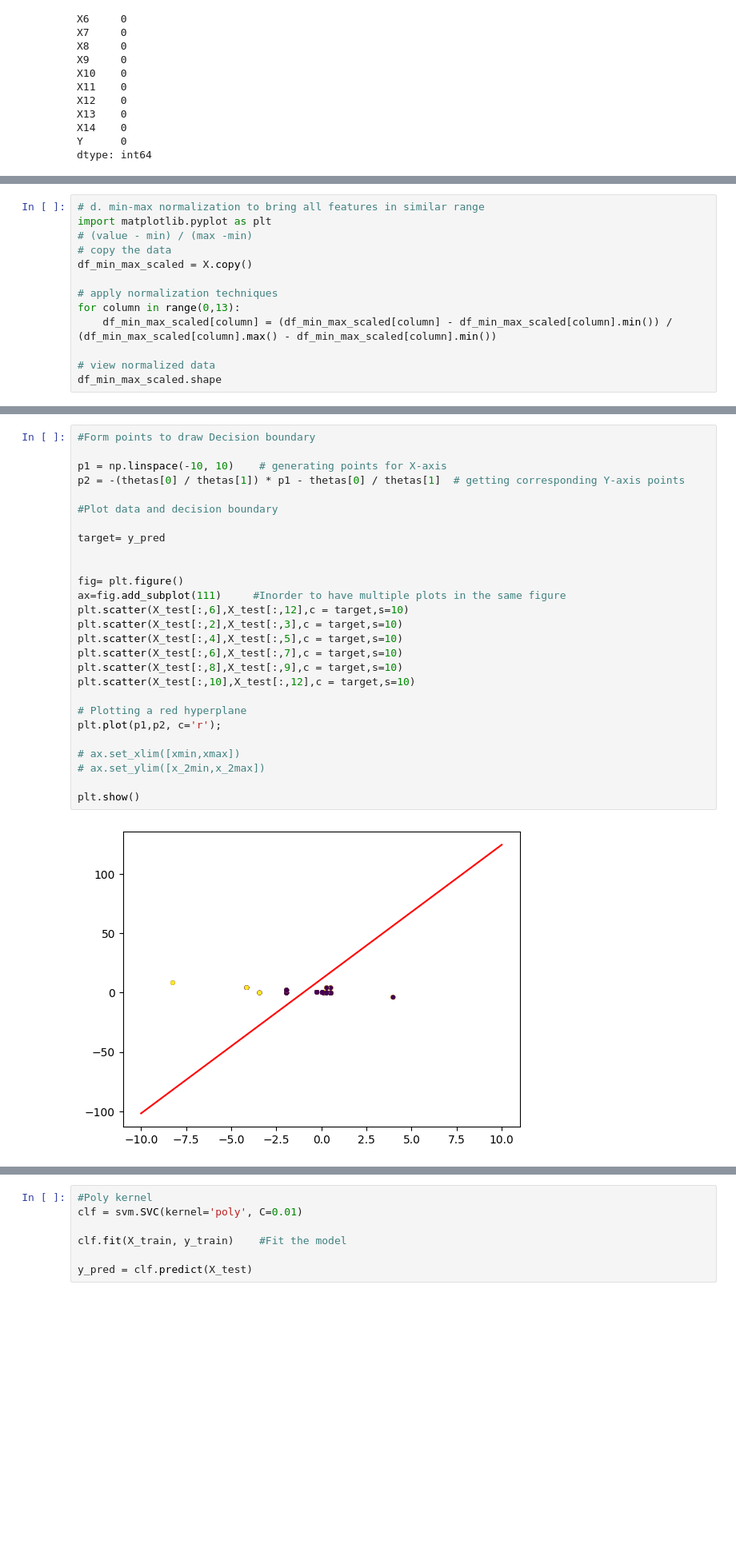
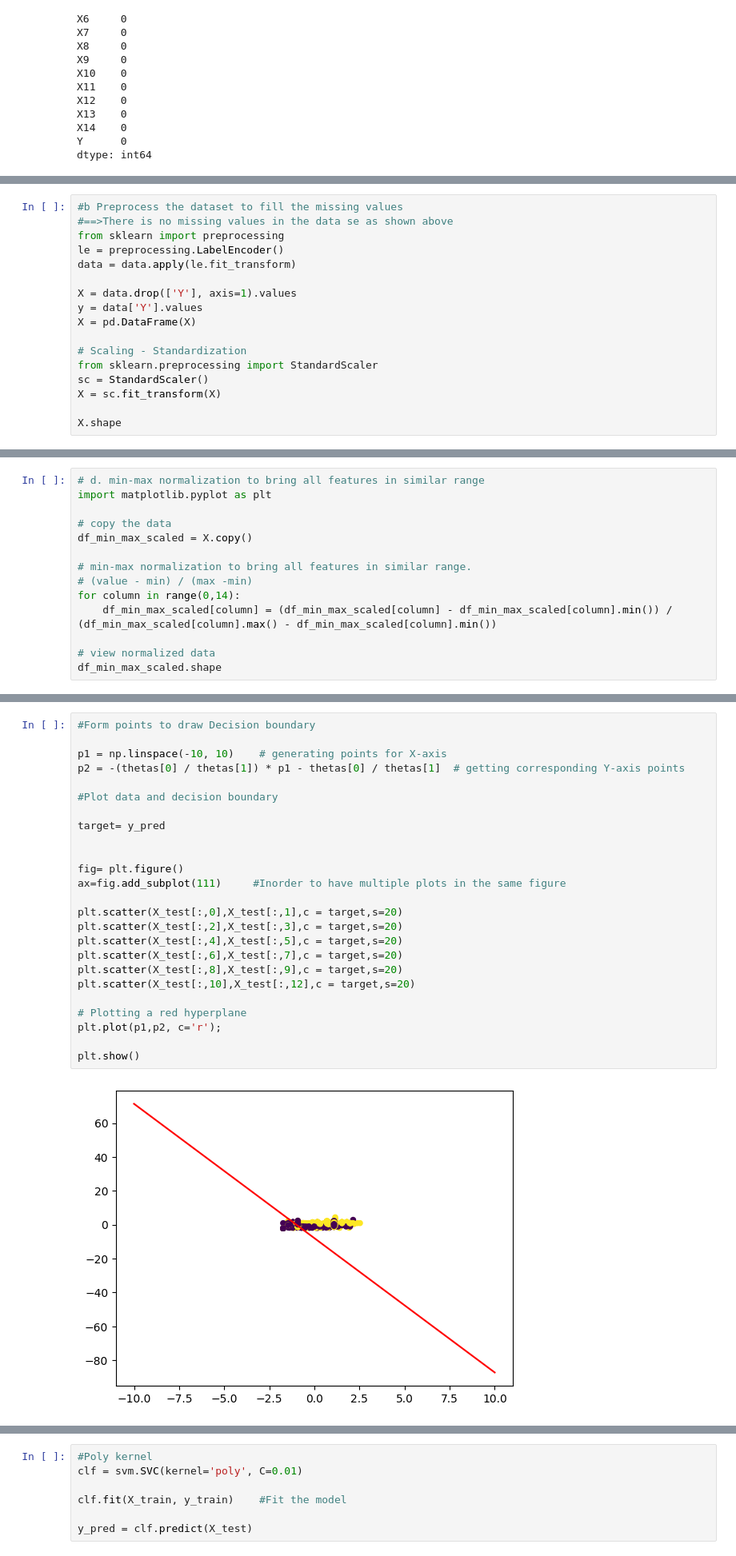
Before and after one commit to ashwinair/ml_labsheets, a Jupyter notebook: Labsheet 5.ipynb, the cells around one changed output, grey strips where cells are left out. Shown: that part at 80% size. Drawn from its saved outputs; the diff is of its cells as text; blank space fills up the shorter version.

```diff
--- a/Labsheet 5.ipynb
+++ b/Labsheet 5.ipynb
@@ -117,0 +70,17 @@ X.shape
+# %%
+#b Preprocess the dataset to fill the missing values
+#==>There is no missing values in the data se as shown above
+from sklearn import preprocessing
+le = preprocessing.LabelEncoder()
+data = data.apply(le.fit_transform)
+
+X = data.drop(['Y'], axis=1).values
+y = data['Y'].values
+X = pd.DataFrame(X)
+
+# Scaling - Standardization
+from sklearn.preprocessing import StandardScaler
+sc = StandardScaler()
+X = sc.fit_transform(X)
+
+X.shape
@@ -118,12 +89,13 @@ X.shape
 # %%
 # d. min-max normalization to bring all features in similar range
 import matplotlib.pyplot as plt
-# (value - min) / (max -min)
+
 # copy the data
 df_min_max_scaled = X.copy()
 
-# apply normalization techniques
-for column in range(0,13):
+# min-max normalization to bring all features in similar range.
+# (value - min) / (max -min)
+for column in range(0,14):
     df_min_max_scaled[column] = (df_min_max_scaled[column] - df_min_max_scaled[column].min()) / (df_min_max_scaled[column].max() - df_min_max_scaled[column].min())
 
 # view normalized data
@@ -203,29 +143,27 @@ y_pred.shape
 # %%
 #Form points to draw Decision boundary
 
 p1 = np.linspace(-10, 10)    # generating points for X-axis
 p2 = -(thetas[0] / thetas[1]) * p1 - thetas[0] / thetas[1]  # getting corresponding Y-axis points
 
 #Plot data and decision boundary
 
 target= y_pred
 
 
 fig= plt.figure()
 ax=fig.add_subplot(111)     #Inorder to have multiple plots in the same figure
-plt.scatter(X_test[:,6],X_test[:,12],c = target,s=10)
-plt.scatter(X_test[:,2],X_test[:,3],c = target,s=10)
-plt.scatter(X_test[:,4],X_test[:,5],c = target,s=10)
-plt.scatter(X_test[:,6],X_test[:,7],c = target,s=10)
-plt.scatter(X_test[:,8],X_test[:,9],c = target,s=10)
-plt.scatter(X_test[:,10],X_test[:,12],c = target,s=10)
+
+plt.scatter(X_test[:,0],X_test[:,1],c = target,s=20)
+plt.scatter(X_test[:,2],X_test[:,3],c = target,s=20)
+plt.scatter(X_test[:,4],X_test[:,5],c = target,s=20)
+plt.scatter(X_test[:,6],X_test[:,7],c = target,s=20)
+plt.scatter(X_test[:,8],X_test[:,9],c = target,s=20)
+plt.scatter(X_test[:,10],X_test[:,12],c = target,s=20)
 
 # Plotting a red hyperplane
 plt.plot(p1,p2, c='r');
 
-# ax.set_xlim([xmin,xmax])
-# ax.set_ylim([x_2min,x_2max])
-
 plt.show()
 # %% [output]
-[figure, old version]
+[figure, new version]
```
Also changed, not shown: parts of 12 cells of this notebook.
